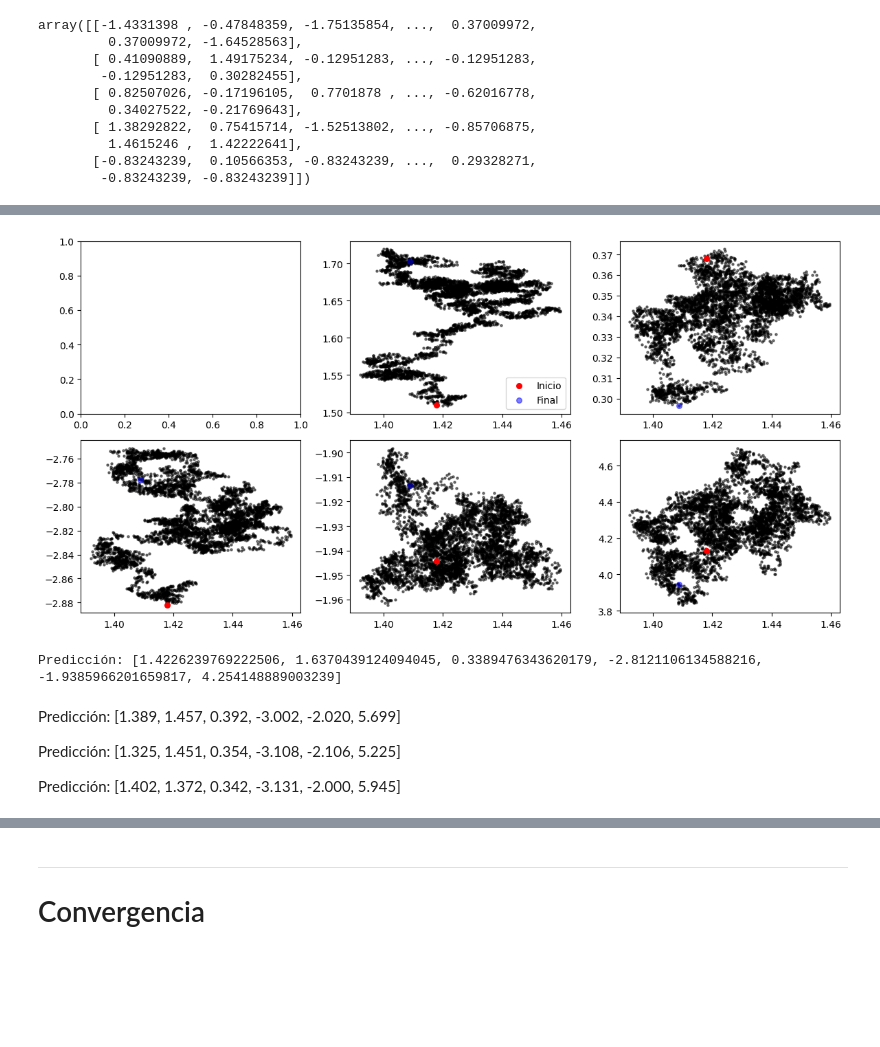
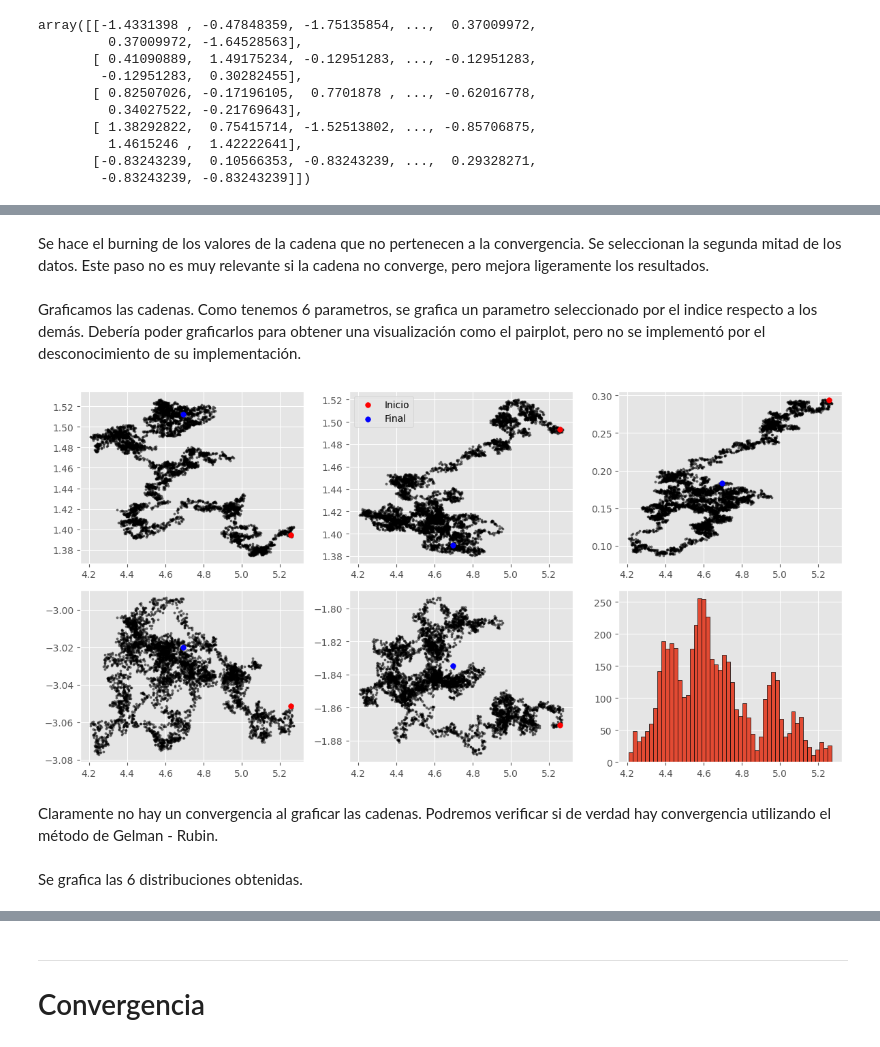
Before and after one commit to DCI-alxogm/ml2023-Isaias-Hernandez, a Jupyter notebook: Nov3-4/(comentado)proyecto_ml_mcmc.ipynb, the cells around one changed output, grey strips where cells are left out. Saved outputs shown, nothing was run; the diff lists cells and outputs as text; code cells hidden in the pictures; blank space fills up the shorter version.

```diff
--- a/Nov3-4/(comentado)proyecto_ml_mcmc.ipynb
+++ b/Nov3-4/(comentado)proyecto_ml_mcmc.ipynb
@@ -15,3 +15,6 @@ sns.set_palette("Paired")
+# %%
+sns.set_palette("colorblind")
+plt.style.use("ggplot")
 # %% [markdown]
 ______________________________________________
 # Data set: Heart Failure Prediction Dataset
@@ -101,7 +110,7 @@ $$
 # %%
-def reg_logistica(x, w):
+# función de modelo de regresión logística
+def modelo(x, w):
   e, w_1 = w[0], w[1:]
-  #pdb.set_trace()
   for x_n, w_n in zip(x, w_1):
     e += x_n * w_n
   y = 1 / (1 + np.exp(-1*e))
@@ -206,7 +214,11 @@ Se definen las variables para utilizar el método monte carlo markov chain metro
 # %%
 w = [1.4, 1.5, 0.4, -3, -2, 5.6]
+std = [0.001, .001, .001, .001, .001, .01]
+
 w = np.array(w)
-std = [0.001, .001, .001, .001, .001, .01]
 std = np.array(std)
-rangos = [[-5, -5, -5, -5, -5, -5], [5, 5, 5, 5, 5, 10]]
+
+rangos_minimos = [-5, -5, -5, -5, -5, -5]
+rangos_maximos = [5, 5, 5, 5, 5, 10]
+rangos = [rangos_minimos, rangos_maximos]
 iteraciones = 10000
@@ -217,2 +227,2 @@ Log_Posterior(x,y, w, reg_logistica, rangos)
 # %%
-resultados, cocientes = Metropoli(x_norm, y, iteraciones, reg_logistica, w, rangos, std)
+resultados, cocientes = Metropoli(x_norm, y, iteraciones, modelo, w, rangos, std)
@@ -231,0 +242,2 @@ print(resultados.shape)
+# %% [markdown]
+Se hace el burning de los valores de la cadena que no pertenecen a la convergencia. Se seleccionan la segunda mitad de los datos. Este paso no es muy relevante si la cadena no converge, pero mejora ligeramente los resultados.
@@ -232,36 +247,26 @@ print(resultados.shape)
+# %% [markdown]
+Graficamos las cadenas. Como tenemos 6 parametros, se grafica un parametro seleccionado por el indice respecto a los demás. Debería poder graficarlos para obtener una visualización como el pairplot, pero no se implementó por el desconocimiento de su implementación.
 # %%
+indice = 5
 n = resultados.shape[1]
 fig, ax = plt.subplots(2, 3, figsize=(12, 6))
-i=0
 for f, g, h in zip(range(n), [0, 0, 0, 1, 1, 1], [0,1,2,0,1,2]):
-  if f != i:
-    ax[g, h].scatter(resultados[:, i], resultados[:,f], 5, alpha=0.5, color="black")
-    ax[g, h].scatter(resultados[:, i][0], resultados[:, f][0], 30, "red", alpha=1, label="Inicio")
-    ax[g, h].scatter(resultados[:, i][-1], resultados[:, f][-1], 30, "blue", alpha=.5, label="Final")
+  if f != indice:
+    ax[g, h].scatter(resultados[:, indice], resultados[:,f], 5, alpha=0.5, color="black")
+    ax[g, h].scatter(resultados[:, indice][0], resultados[:, f][0], 30, "red", alpha=1, label="Inicio")
+    ax[g, h].scatter(resultados[:, indice][-1], resultados[:, f][-1], 30, "blue", alpha=1, label="Final")
+  else:
+    ax[g, h].hist(resultados[:,indice], bins=50, edgecolor='black')
 
 ax[0, 1].legend()
 plt.tight_layout()
 plt.show()
 # %% [output]
-[figure, old version]
+[figure, new version]
-# %%
-prediccion = []
-
-for i in range(n):
-  counts, bins = np.histogram(resultados[:, i], bins=20)
-  mean_value = np.sum(bins[:-1] * counts) / np.sum(counts)
-  prediccion.append(mean_value)
-
-print("Predicción:", prediccion)
-prediccion = np.array(prediccion)
-# %% [output]
-Predicción: [1.4226239769222506, 1.6370439124094045, 0.3389476343620179, -2.8121106134588216, -1.9385966201659817, 4.254148889003239]
-# %% [markdown]
-Predicción: [1.389, 1.457, 0.392, -3.002, -2.020, 5.699]
-
-Predicción: [1.325, 1.451, 0.354, -3.108, -2.106, 5.225]
-
-Predicción: [1.402, 1.372, 0.342, -3.131, -2.000, 5.945]
+# %% [markdown]
+Claramente no hay un convergencia al graficar las cadenas. Podremos verificar si de verdad hay convergencia utilizando el método de Gelman - Rubin.
+# %% [markdown]
+Se grafica las 6 distribuciones obtenidas.
 # %%
 n = resultados.shape[1]
 fig, ax = plt.subplots(2, 3, figsize=(12, 6))
```
Also changed, not shown: parts of 47 cells of this notebook.
